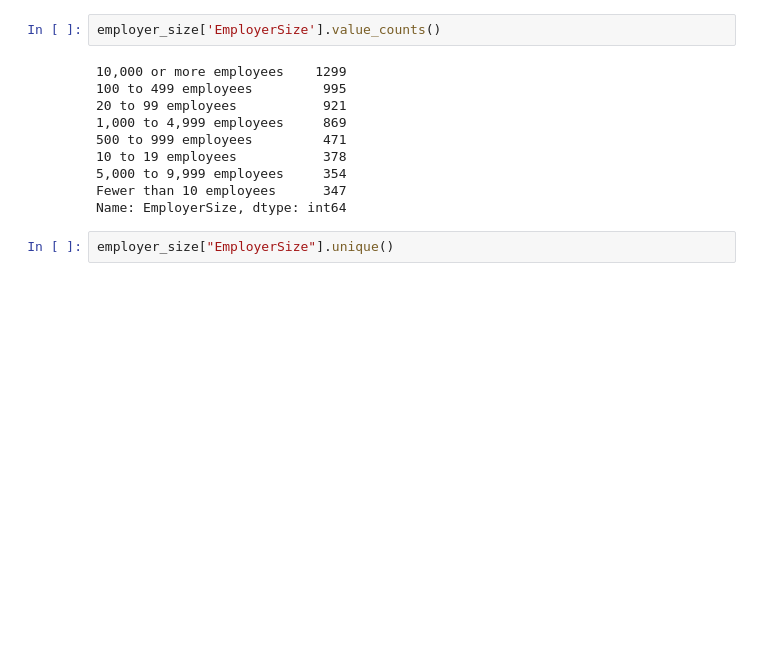
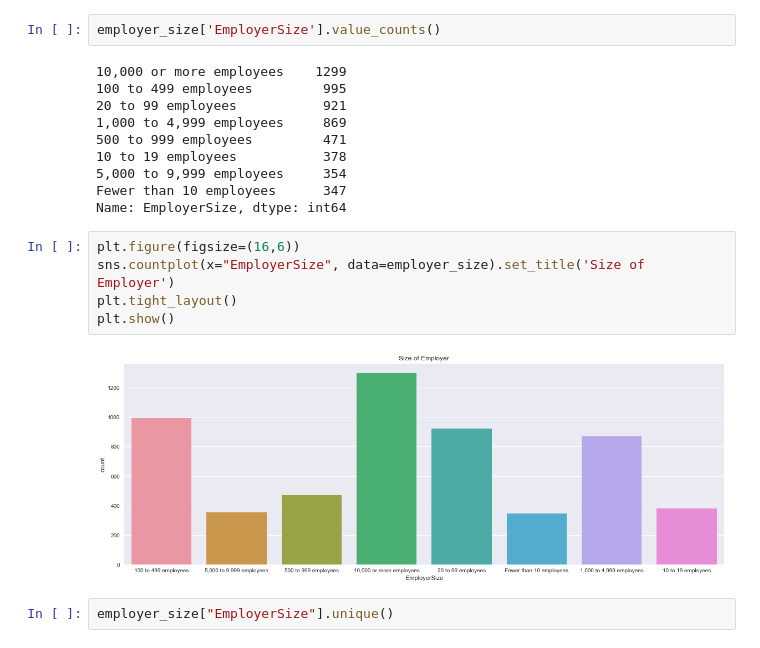
Before and after one commit to Jorrd/ds-fundamentals-a2, a Jupyter notebook: Untitled.ipynb, the cells around one changed output. Saved outputs shown, nothing was run; the diff lists cells and outputs as text; blank space fills up the shorter version.

```diff
--- a/Untitled.ipynb
+++ b/Untitled.ipynb
@@ -484,6 +485,13 @@ employer_size['EmployerSize'].value_counts()
 5,000 to 9,999 employees     354
 Fewer than 10 employees      347
 Name: EmployerSize, dtype: int64
+# %%
+plt.figure(figsize=(16,6))
+sns.countplot(x="EmployerSize", data=employer_size).set_title('Size of Employer')
+plt.tight_layout()
+plt.show()
+# %% [output]
+[figure, added]
 # %%
 employer_size["EmployerSize"].unique()
 # %% [output]
```
Also changed, not shown: parts of 68 cells of this notebook.
